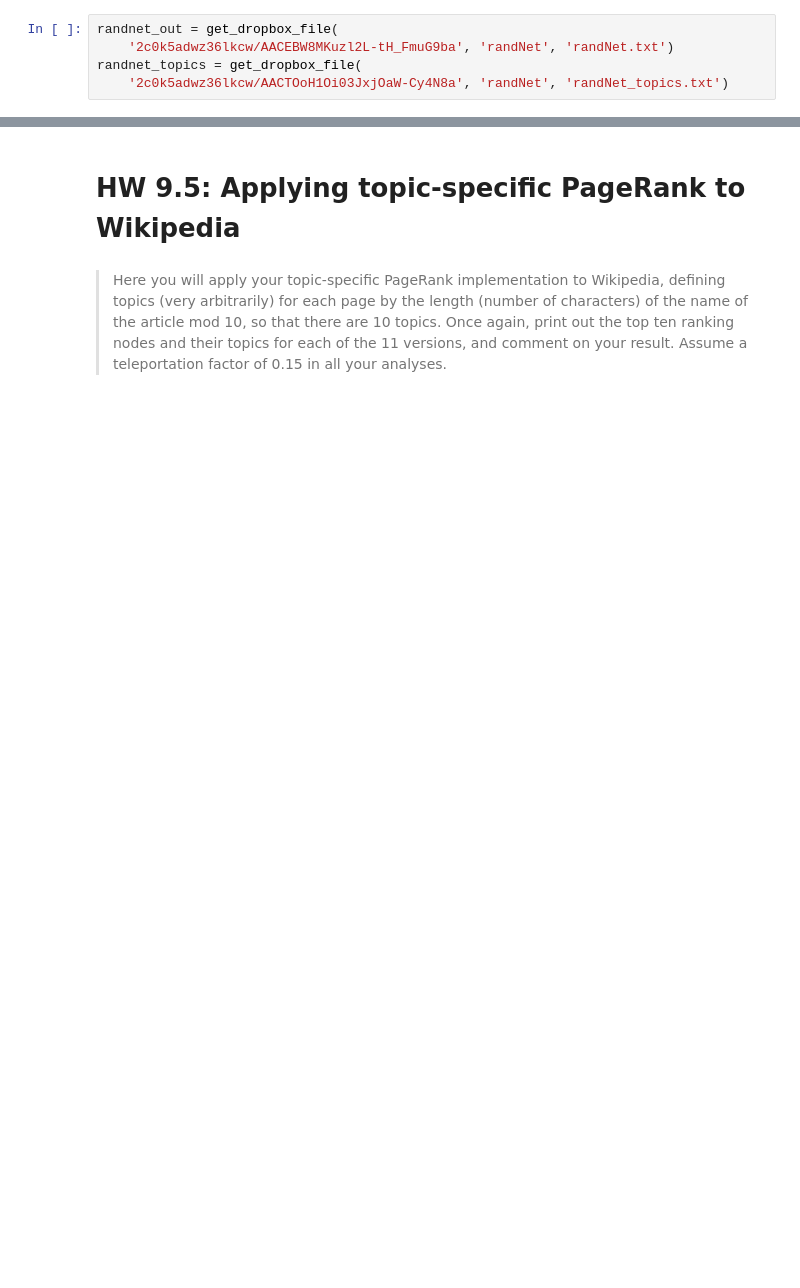
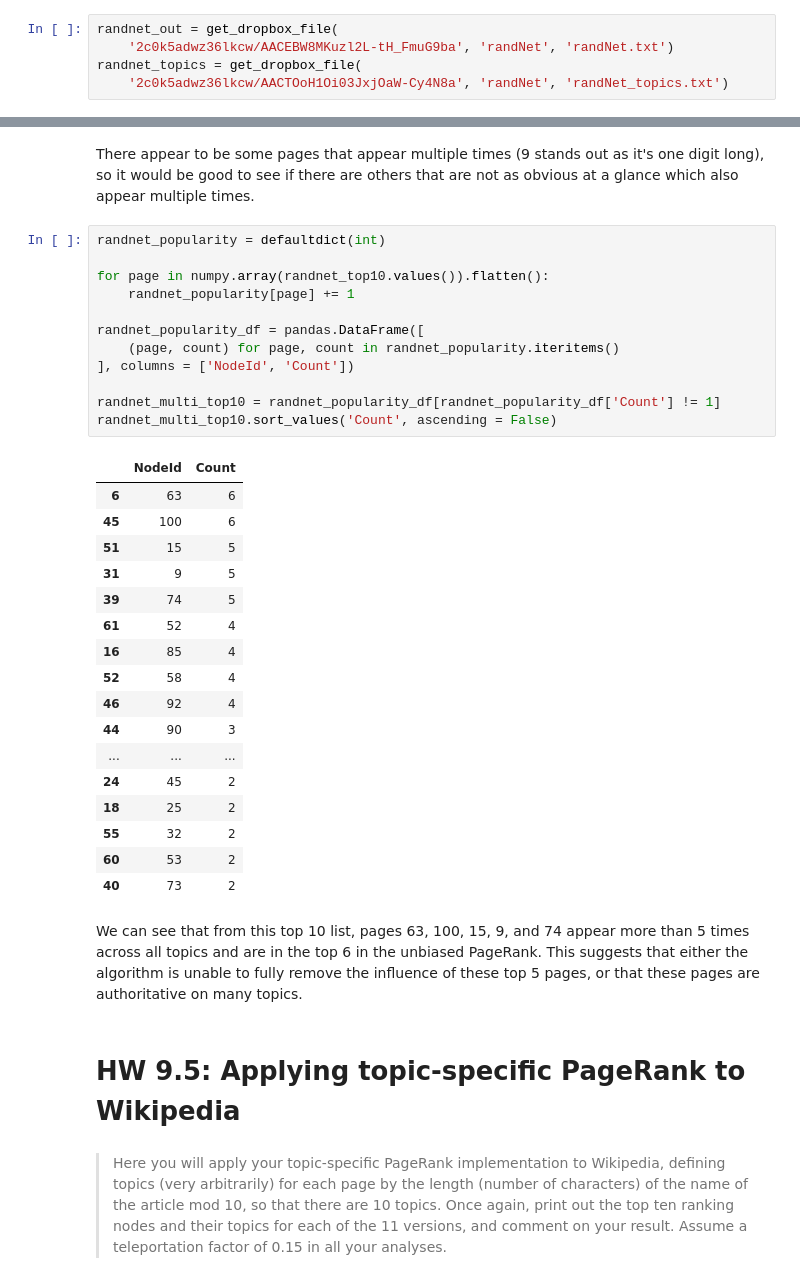
Before and after one commit to mseltz/W261-Fall2016, a Jupyter notebook: Week09/MIDS-W261-2016-HWK-Week09-Dang.ipynb, the cells around one changed output, grey strips where cells are left out. Saved outputs shown, nothing was run; the diff lists cells and outputs as text; blank space fills up the shorter version.

```diff
--- a/Week09/MIDS-W261-2016-HWK-Week09-Dang.ipynb
+++ b/Week09/MIDS-W261-2016-HWK-Week09-Dang.ipynb
@@ -1449,3 +2232,37 @@ on the smaller networks.
+# %% [markdown]
+There appear to be some pages that appear multiple times (9 stands out as it's one digit long), so it would be good to see if there are others that are not as obvious at a glance which also appear multiple times.
+# %%
+randnet_popularity = defaultdict(int)
+
+for page in numpy.array(randnet_top10.values()).flatten():
+    randnet_popularity[page] += 1
+
+randnet_popularity_df = pandas.DataFrame([
+    (page, count) for page, count in randnet_popularity.iteritems()
+], columns = ['NodeId', 'Count'])
+
+randnet_multi_top10 = randnet_popularity_df[randnet_popularity_df['Count'] != 1]
+randnet_multi_top10.sort_values('Count', ascending = False)
+# %% [output]
+|  | NodeId | Count |
+| 6 | 63 | 6 |
+| 45 | 100 | 6 |
+| 51 | 15 | 5 |
+| 31 | 9 | 5 |
+| 39 | 74 | 5 |
+| 61 | 52 | 4 |
+| 16 | 85 | 4 |
+| 52 | 58 | 4 |
+| 46 | 92 | 4 |
+| 44 | 90 | 3 |
+| ... | ... | ... |
+| 24 | 45 | 2 |
+| 18 | 25 | 2 |
+| 55 | 32 | 2 |
+| 60 | 53 | 2 |
+| 40 | 73 | 2 |
+# %% [markdown]
+We can see that from this top 10 list, pages 63, 100, 15, 9, and 74 appear more than 5 times across all topics and are in the top 6 in the unbiased PageRank. This suggests that either the algorithm is unable to fully remove the influence of these top 5 pages, or that these pages are authoritative on many topics.
 # %% [markdown]
 # HW 9.5: Applying topic-specific PageRank to Wikipedia
 # %% [markdown]
```
Also changed, not shown: parts of 120 cells of this notebook.
